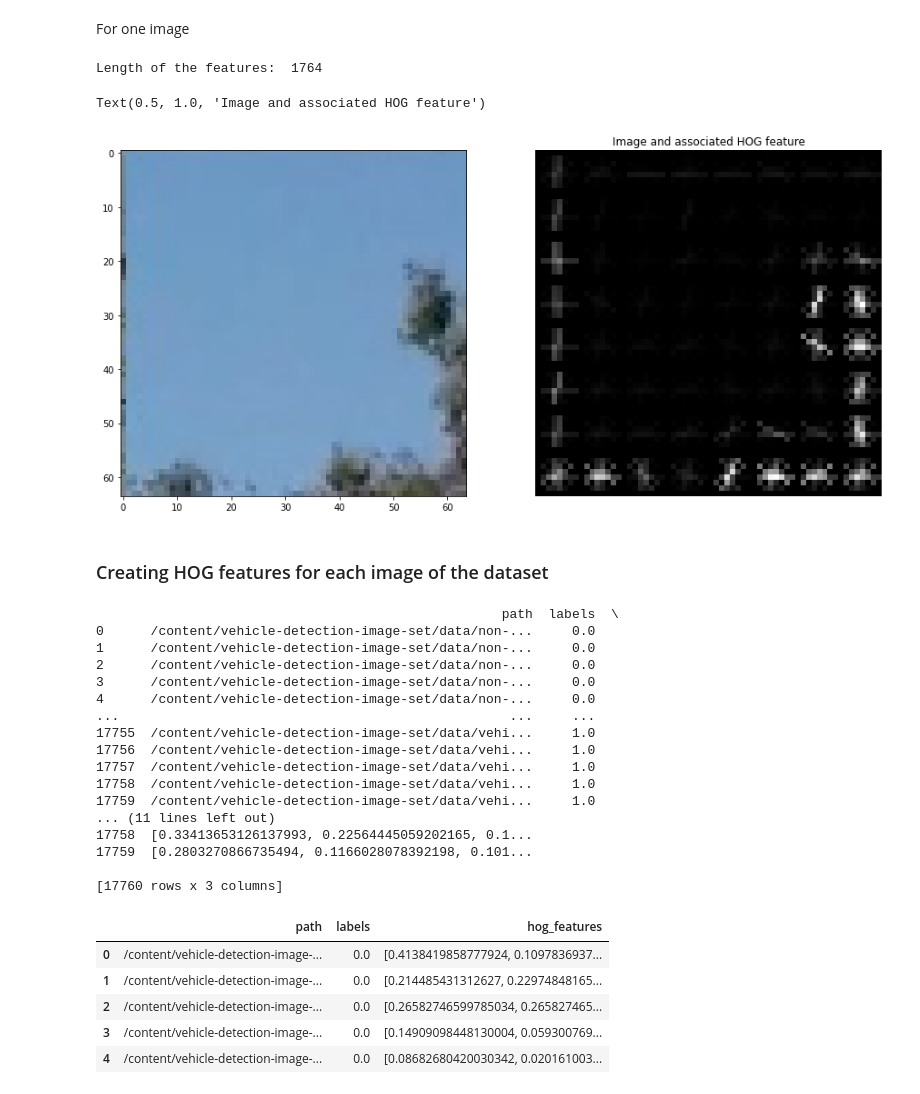
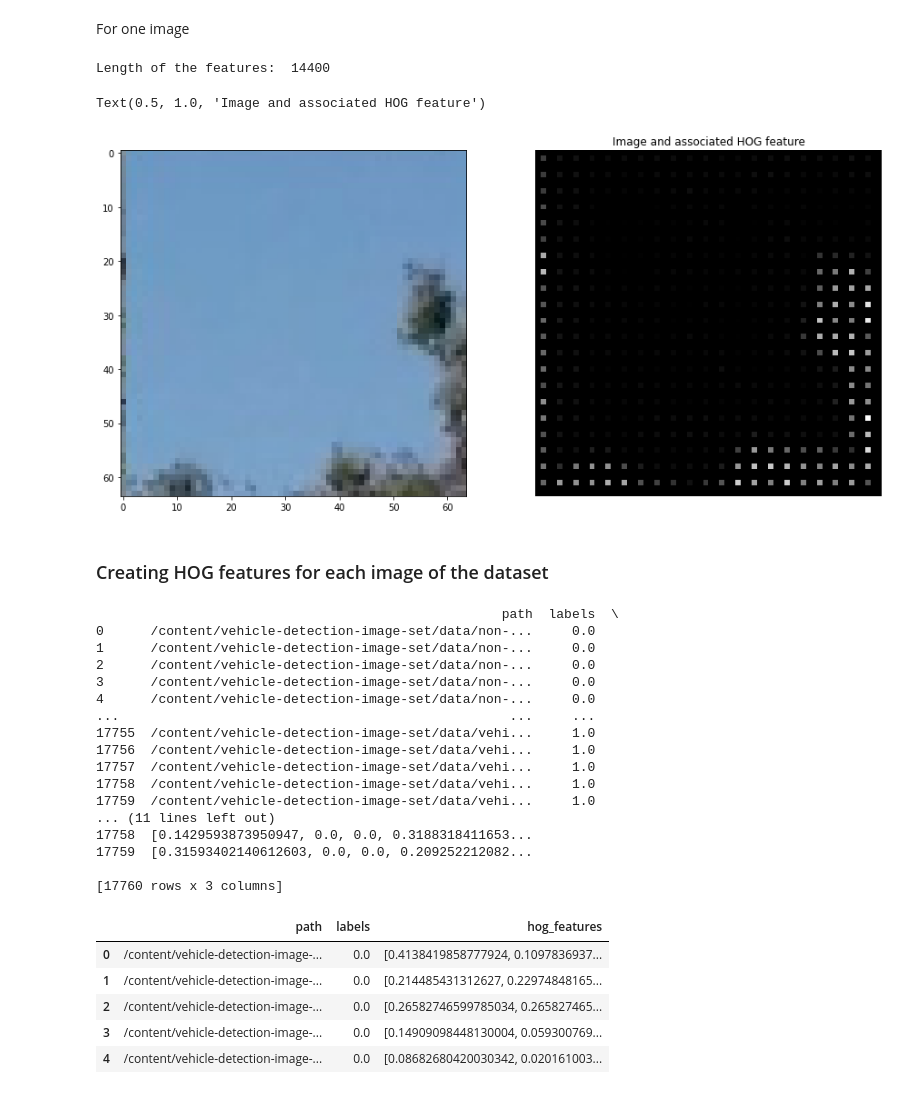
Before and after one commit to adrienloizeau/HOG-Car-Dectector, a Jupyter notebook: cars-classification-model.ipynb, the cells around one changed output. Saved outputs shown, nothing was run; the diff lists cells and outputs as text; code cells hidden in the pictures.

```diff
--- a/cars-classification-model.ipynb
+++ b/cars-classification-model.ipynb
@@ -363,37 +358,35 @@ For one image
 # %%
 from skimage.feature import hog
 
 # Getting the image
 img= np.transpose(read_image(df_dataset_raw["path"].iloc[0]),(1,2,0))
 
 # Creating hog features with dummy parameters
-fd, hog_image = hog(img, orientations=9, pixels_per_cell=(8, 8),
+fd, hog_image = hog(img, orientations=9, pixels_per_cell=(3, 3),
     cells_per_block=(2, 2), visualize=True, multichannel=True)
 
 print("Length of the features: ", len(fd))
 # plotting
 fig, ax = plt.subplots(1,2, figsize= (15,15))
 ax[0].imshow(img)
 ax[1].axis("off")
 ax[1].imshow(hog_image, cmap="gray")
 plt.title("Image and associated HOG feature")
 # %% [output]
-Length of the features:  1764
+Length of the features:  14400
 Text(0.5, 1.0, 'Image and associated HOG feature')
-[figure, old version]
+[figure, new version]
 # %% [markdown]
 ### Creating HOG features for each image of the dataset
 # %%
 from skimage.feature import hog
 
 # Define a function to extract HOG features from an image path
-def extract_hog_features(img_path, orientations = 9, pixels_per_cell = (8,8), cells_per_block = (2,2)):
-    # Load the image and transfer to GPU
+def extract_hog_features(img_path, orientations = 9, pixels_per_cell = (3,3), cells_per_block = (2,2)):
     img = np.transpose(read_image(img_path), (1, 2, 0))
     # Extract HOG features with dummy parameters
     fd, hog_image = hog(img, orientations=orientations, pixels_per_cell=pixels_per_cell,
         cells_per_block=cells_per_block, visualize=True, multichannel=True)
-    # Transfer features back to CPU
     return fd
 
 # Create a new column in your DataFrame to store the HOG features
@@ -421,8 +414,8 @@ print(df_dataset_raw)
 17758  /content/vehicle-detection-image-set/data/vehi...     1.0
 17759  /content/vehicle-detection-image-set/data/vehi...     1.0
 ... (11 lines left out)
-17758  [0.33413653126137993, 0.22564445059202165, 0.1...
-17759  [0.2803270866735494, 0.1166028078392198, 0.101...
+17758  [0.1429593873950947, 0.0, 0.0, 0.3188318411653...
+17759  [0.31593402140612603, 0.0, 0.0, 0.209252212082...
 
 [17760 rows x 3 columns]
 # %%
```
Also changed, not shown: parts of 15 cells of this notebook.
